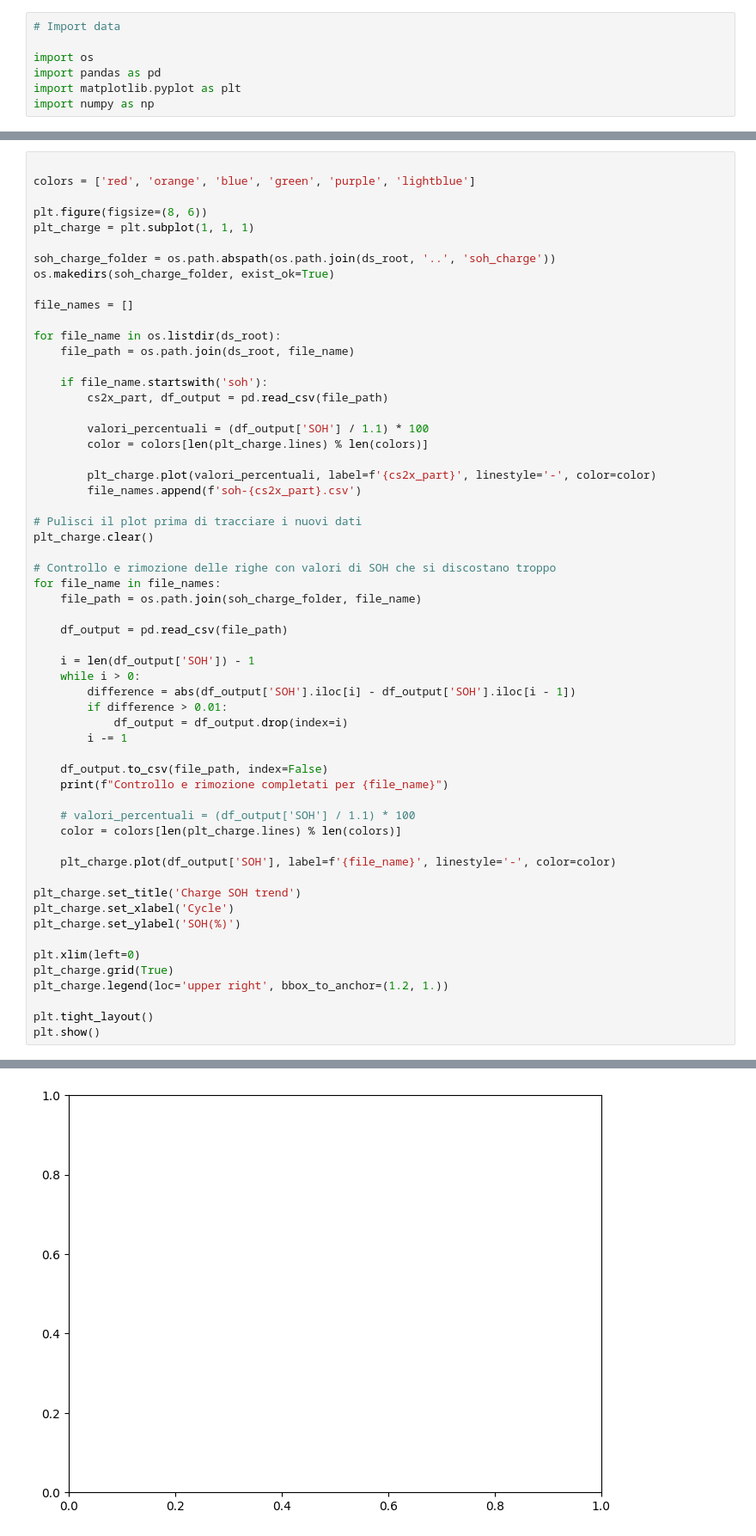
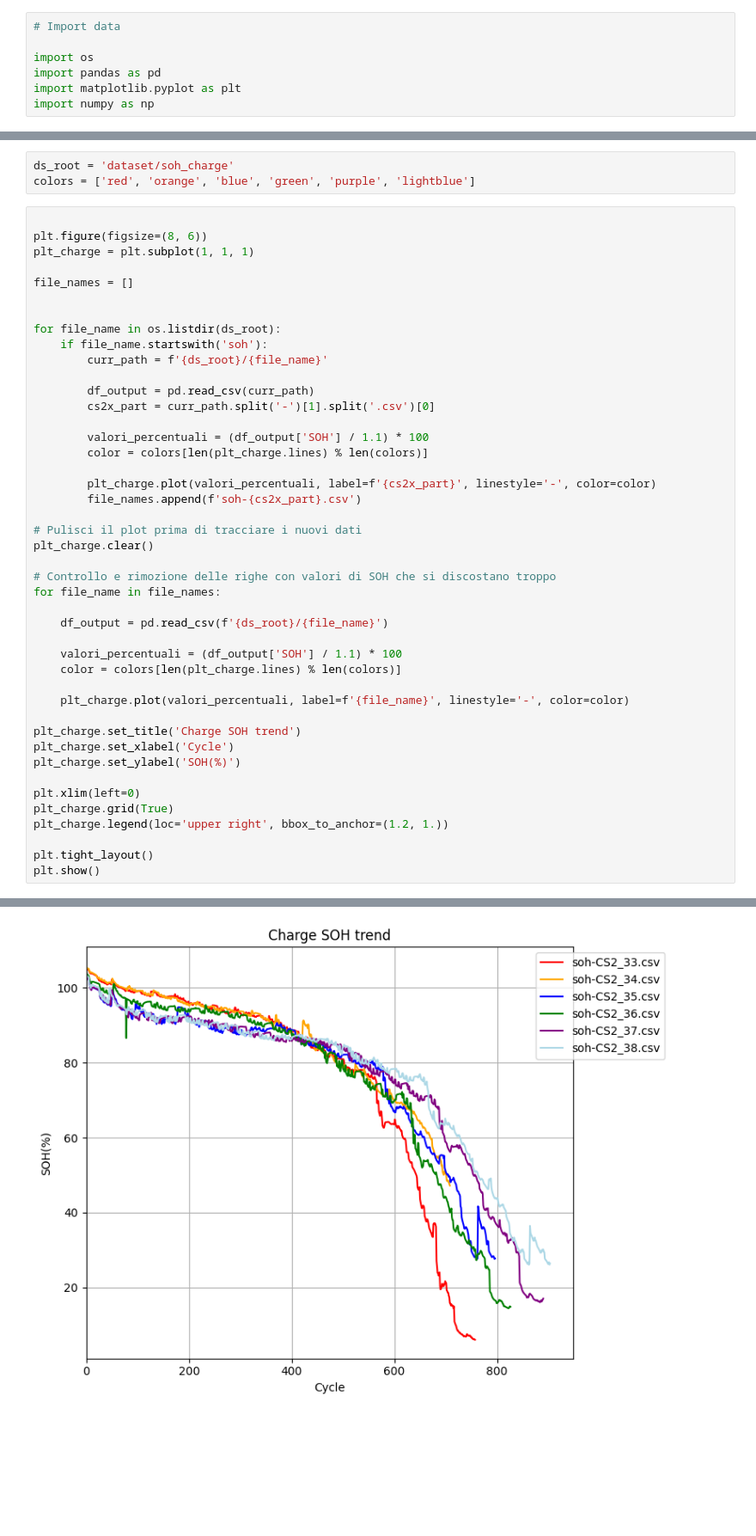
Before and after one commit to LorenzoLongarini/RUL-estimation-of-lithium-batteries, a Jupyter notebook: src/notebook/soh.ipynb, the cells around one changed output, grey strips where cells are left out. Shown at 86% size. Cells and saved outputs as stored; diff of their text form; blank space fills up the shorter version.

```diff
--- a/src/notebook/soh.ipynb
+++ b/src/notebook/soh.ipynb
@@ -13,20 +11,20 @@ ds_root = 'dataset/'
+# %%
+ds_root = 'dataset/soh_charge'
+colors = ['red', 'orange', 'blue', 'green', 'purple', 'lightblue']
 # %%
-
-colors = ['red', 'orange', 'blue', 'green', 'purple', 'lightblue']
 
 plt.figure(figsize=(8, 6))
 plt_charge = plt.subplot(1, 1, 1)
 
-soh_charge_folder = os.path.abspath(os.path.join(ds_root, '..', 'soh_charge'))
-os.makedirs(soh_charge_folder, exist_ok=True)
-
 file_names = []
 
+
 for file_name in os.listdir(ds_root):
-    file_path = os.path.join(ds_root, file_name)
+    if file_name.startswith('soh'):
+        curr_path = f'{ds_root}/{file_name}'
 
-    if file_name.startswith('soh'):
-        cs2x_part, df_output = pd.read_csv(file_path)
+        df_output = pd.read_csv(curr_path)
+        cs2x_part = curr_path.split('-')[1].split('.csv')[0]
 
         valori_percentuali = (df_output['SOH'] / 1.1) * 100
         color = colors[len(plt_charge.lines) % len(colors)]
@@ -39,24 +37,13 @@ plt_charge.clear()
 
 # Controllo e rimozione delle righe con valori di SOH che si discostano troppo
 for file_name in file_names:
-    file_path = os.path.join(soh_charge_folder, file_name)
 
-    df_output = pd.read_csv(file_path)
+    df_output = pd.read_csv(f'{ds_root}/{file_name}')
 
-    i = len(df_output['SOH']) - 1
-    while i > 0:
-        difference = abs(df_output['SOH'].iloc[i] - df_output['SOH'].iloc[i - 1])
-        if difference > 0.01:
-            df_output = df_output.drop(index=i)
-        i -= 1
-
-    df_output.to_csv(file_path, index=False)
-    print(f"Controllo e rimozione completati per {file_name}")
-
-    # valori_percentuali = (df_output['SOH'] / 1.1) * 100
+    valori_percentuali = (df_output['SOH'] / 1.1) * 100
     color = colors[len(plt_charge.lines) % len(colors)]
 
-    plt_charge.plot(df_output['SOH'], label=f'{file_name}', linestyle='-', color=color)
+    plt_charge.plot(valori_percentuali, label=f'{file_name}', linestyle='-', color=color)
 
 plt_charge.set_title('Charge SOH trend')
 plt_charge.set_xlabel('Cycle')
@@ -73,4 +59,4 @@ PermissionError: [Errno 13] Permission denied: 'dataset/soh_charge'
-[figure, old version]
+[figure, new version]
 # %%
 import os
 import pandas as pd
```
Also changed, not shown: parts of 3 cells of this notebook, 3 other files.
